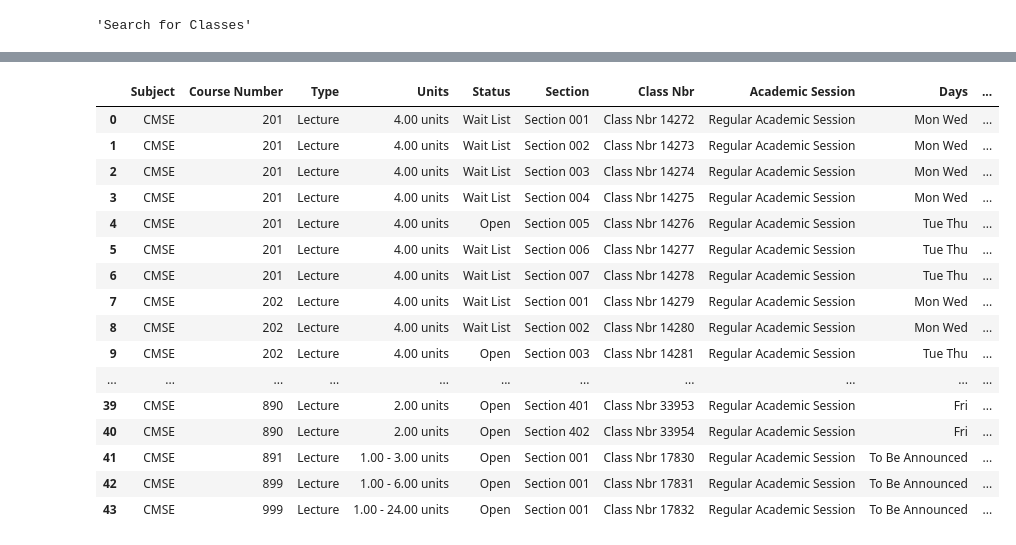
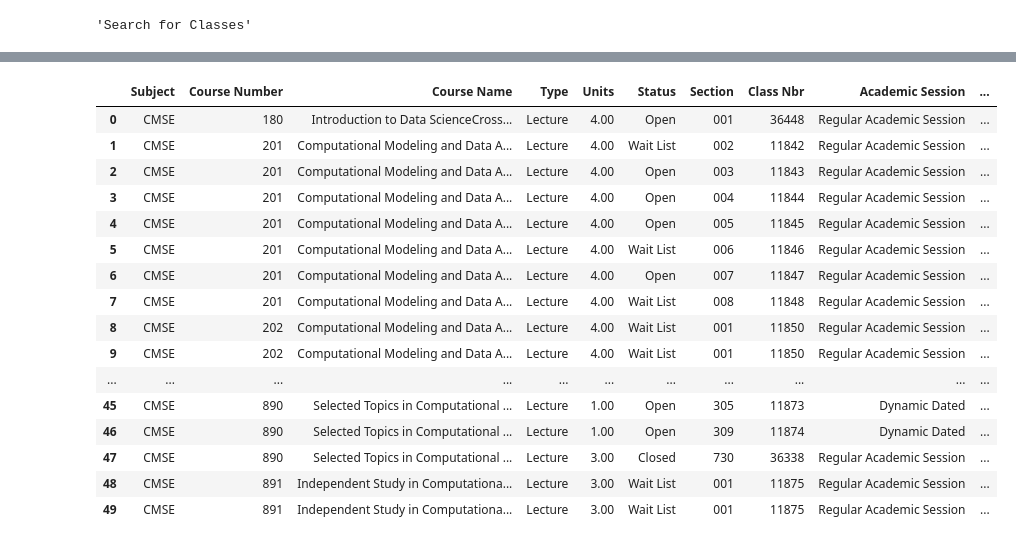
Before and after one commit to sunxian1217/CMSEtech_ClassScraper, a Jupyter notebook: CMSEtech_Webscraper.ipynb, the cells around one changed output, grey strips where cells are left out. Drawn from its saved outputs; the diff is of its cells as text; code cells hidden in the pictures.

Commit message:
implementing data frame

```diff
--- a/CMSEtech_Webscraper.ipynb
+++ b/CMSEtech_Webscraper.ipynb
@@ -7,7 +7,7 @@ from bs4 import BeautifulSoup
 import pandas as pd
 import re
 # %%
-with open('./Manage Classes.html') as f:
+with open('./Manage Classes-SS23.html') as f:
     html_doc = f.read()
 
 soup = BeautifulSoup(html_doc, 'html.parser')
@@ -27,34 +47,37 @@ values.pop(0)
 # %%
 reshaped_list = [values[i:i+6] for i in range(0, len(values), 6)]
 
 # Create a DataFrame from the reshaped list
 col_names = ['Course', 'Type', 'Section', 'Schedule', 'Dates', 'Instructor']
 df = pd.DataFrame(reshaped_list, columns=col_names)
 df[['Course Code', 'Course Name']] = df['Course'].str.split(':', 1, expand=True)
 df[['Type', 'Units']] = df['Type'].str.split('(', 1, expand=True)
 df[['Section', 'Class Nbr', 'Academic Session']] = df['Section'].str.split('/', 2, expand=True)
 df[['Days', 'Time']] = df['Schedule'].str.split(':', 1, expand=True)
 df[['Units','Status']] = df['Units'].str.split(')',1,expand=True)
 df[['Subject','Course Number']] = df['Course Code'].str.split(' ',1,expand=True)
 
 df = df.drop(['Course', 'Schedule','Course Code'], axis=1)
-df = df[['Subject','Course Number','Type','Units','Status','Section','Class Nbr','Academic Session','Days','Time','Dates','Instructor']]
+df = df[['Subject','Course Number','Course Name','Type','Units','Status','Section','Class Nbr','Academic Session','Days','Time','Dates','Instructor']]
+df['Units'] = df['Units'].str.extract(r'(\d+(?:\.\d+)?)')
+df['Section'] = df['Section'].str.extract(r'(\d+(?:\.\d+)?)')
+df['Class Nbr'] = df['Class Nbr'].str.extract(r'(\d+(?:\.\d+)?)')
 df
 # %% [output]
-|  | Subject | Course Number | Type | Units | Status | Section | Class Nbr | Academic Session | Days | ... |
-| 0 | CMSE | 201 | Lecture | 4.00 units | Wait List | Section 001 | Class Nbr 14272 | Regular Academic Session | Mon Wed | ... |
-| 1 | CMSE | 201 | Lecture | 4.00 units | Wait List | Section 002 | Class Nbr 14273 | Regular Academic Session | Mon Wed | ... |
-| 2 | CMSE | 201 | Lecture | 4.00 units | Wait List | Section 003 | Class Nbr 14274 | Regular Academic Session | Mon Wed | ... |
-| 3 | CMSE | 201 | Lecture | 4.00 units | Wait List | Section 004 | Class Nbr 14275 | Regular Academic Session | Mon Wed | ... |
-| 4 | CMSE | 201 | Lecture | 4.00 units | Open | Section 005 | Class Nbr 14276 | Regular Academic Session | Tue Thu | ... |
-| 5 | CMSE | 201 | Lecture | 4.00 units | Wait List | Section 006 | Class Nbr 14277 | Regular Academic Session | Tue Thu | ... |
-| 6 | CMSE | 201 | Lecture | 4.00 units | Wait List | Section 007 | Class Nbr 14278 | Regular Academic Session | Tue Thu | ... |
-| 7 | CMSE | 202 | Lecture | 4.00 units | Wait List | Section 001 | Class Nbr 14279 | Regular Academic Session | Mon Wed | ... |
-| 8 | CMSE | 202 | Lecture | 4.00 units | Wait List | Section 002 | Class Nbr 14280 | Regular Academic Session | Mon Wed | ... |
-| 9 | CMSE | 202 | Lecture | 4.00 units | Open | Section 003 | Class Nbr 14281 | Regular Academic Session | Tue Thu | ... |
+|  | Subject | Course Number | Course Name | Type | Units | Status | Section | Class Nbr | Academic Session | ... |
+| 0 | CMSE | 180 | Introduction to Data ScienceCross... | Lecture | 4.00 | Open | 001 | 36448 | Regular Academic Session | ... |
+| 1 | CMSE | 201 | Computational Modeling and Data A... | Lecture | 4.00 | Wait List | 002 | 11842 | Regular Academic Session | ... |
+| 2 | CMSE | 201 | Computational Modeling and Data A... | Lecture | 4.00 | Open | 003 | 11843 | Regular Academic Session | ... |
+| 3 | CMSE | 201 | Computational Modeling and Data A... | Lecture | 4.00 | Open | 004 | 11844 | Regular Academic Session | ... |
+| 4 | CMSE | 201 | Computational Modeling and Data A... | Lecture | 4.00 | Open | 005 | 11845 | Regular Academic Session | ... |
+| 5 | CMSE | 201 | Computational Modeling and Data A... | Lecture | 4.00 | Wait List | 006 | 11846 | Regular Academic Session | ... |
+| 6 | CMSE | 201 | Computational Modeling and Data A... | Lecture | 4.00 | Open | 007 | 11847 | Regular Academic Session | ... |
+| 7 | CMSE | 201 | Computational Modeling and Data A... | Lecture | 4.00 | Wait List | 008 | 11848 | Regular Academic Session | ... |
+| 8 | CMSE | 202 | Computational Modeling and Data A... | Lecture | 4.00 | Wait List | 001 | 11850 | Regular Academic Session | ... |
+| 9 | CMSE | 202 | Computational Modeling and Data A... | Lecture | 4.00 | Wait List | 001 | 11850 | Regular Academic Session | ... |
 | ... | ... | ... | ... | ... | ... | ... | ... | ... | ... | ... |
-| 39 | CMSE | 890 | Lecture | 2.00 units | Open | Section 401 | Class Nbr 33953 | Regular Academic Session | Fri | ... |
-| 40 | CMSE | 890 | Lecture | 2.00 units | Open | Section 402 | Class Nbr 33954 | Regular Academic Session | Fri | ... |
-| 41 | CMSE | 891 | Lecture | 1.00 - 3.00 units | Open | Section 001 | Class Nbr 17830 | Regular Academic Session | To Be Announced | ... |
-| 42 | CMSE | 899 | Lecture | 1.00 - 6.00 units | Open | Section 001 | Class Nbr 17831 | Regular Academic Session | To Be Announced | ... |
-| 43 | CMSE | 999 | Lecture | 1.00 - 24.00 units | Open | Section 001 | Class Nbr 17832 | Regular Academic Session | To Be Announced | ... |
+| 45 | CMSE | 890 | Selected Topics in Computational ... | Lecture | 1.00 | Open | 305 | 11873 | Dynamic Dated | ... |
+| 46 | CMSE | 890 | Selected Topics in Computational ... | Lecture | 1.00 | Open | 309 | 11874 | Dynamic Dated | ... |
+| 47 | CMSE | 890 | Selected Topics in Computational ... | Lecture | 3.00 | Closed | 730 | 36338 | Regular Academic Session | ... |
+| 48 | CMSE | 891 | Independent Study in Computationa... | Lecture | 3.00 | Wait List | 001 | 11875 | Regular Academic Session | ... |
+| 49 | CMSE | 891 | Independent Study in Computationa... | Lecture | 3.00 | Wait List | 001 | 11875 | Regular Academic Session | ... |
```
Also changed, not shown: parts of 1 cell of this notebook.
